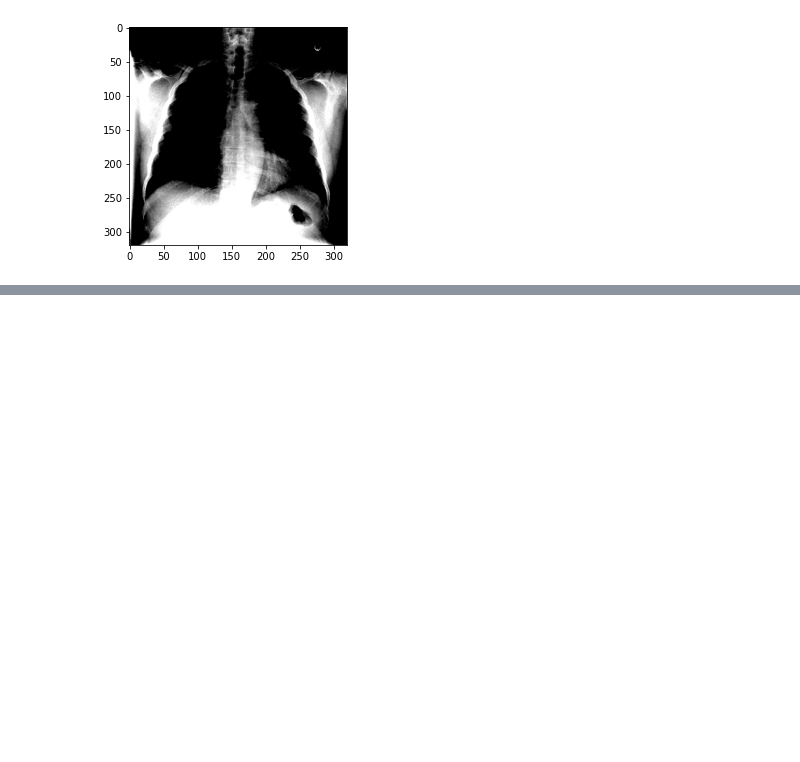
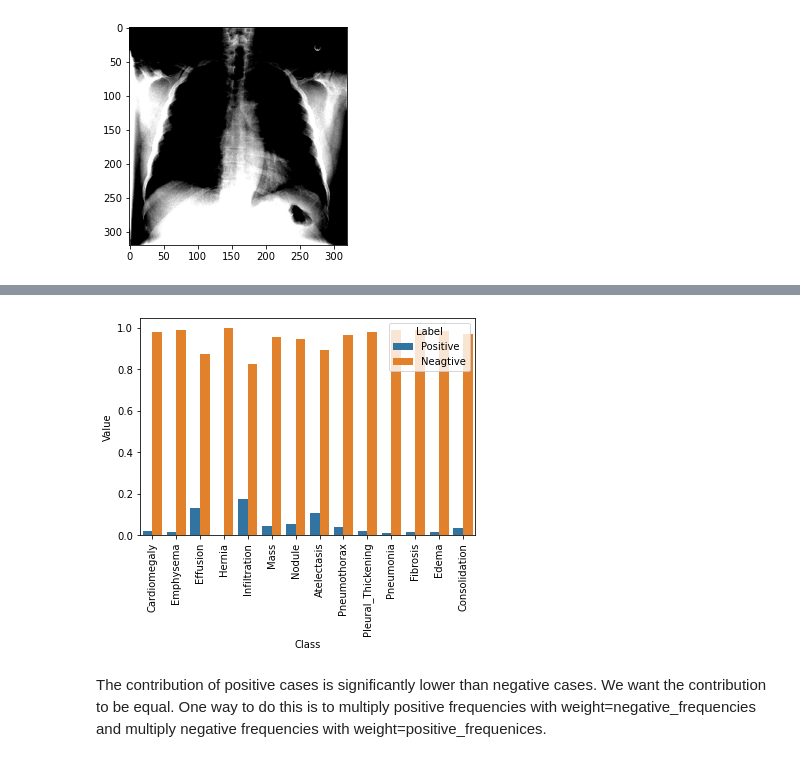
Before and after one commit to abhishekmshr956/Chest_XRay_diagnosis_with_Deep_Learning, a Jupyter notebook: Chest_XRay_Diagnosis_Keras.ipynb, the cells around one changed output, grey strips where cells are left out. Drawn from its saved outputs; the diff is of its cells as text; code cells hidden in the pictures; blank space fills up the shorter version.

```diff
--- a/Chest_XRay_Diagnosis_Keras.ipynb
+++ b/Chest_XRay_Diagnosis_Keras.ipynb
@@ -261,0 +282,17 @@ Clipping input data to the valid range for imshow with RGB data ([0..1] for floa
+# %%
+def compute_class_freqs(labels):
+    """
+    Compute positive and negative frequencies for each class
+
+    Args:
+        label (np.array): matrix of labels, size (num_examples, num_classes)
+    Returns:
+        positive_frequencies (np.array): array of positive frequencies for each class, size (num_classes)
+        negative_frequencies (np.array): array of negative frequencies for each class, size (num_classes)
+    """
+    N = labels.shape[0] #total number of patients (rows)
+
+    positive_frequencies = labels.sum(axis=0)/N
+    negative_frequencies = 1-positive_frequencies
+
+    return positive_frequencies, negative_frequencies
@@ -261,0 +308,9 @@ Clipping input data to the valid range for imshow with RGB data ([0..1] for floa
+# %%
+data = pd.DataFrame({"Class":labels, "Label": "Positive", "Value": freq_pos})
+data = data.append([{"Class": labels[l], "Label":"Neagtive","Value":v} for l,v in enumerate(freq_neg)], ignore_index=True)
+plt.xticks(rotation=90)
+f= sns.barplot(x="Class", y="Value", hue="Label", data=data)
+# %% [output]
+[figure, added]
+# %% [markdown]
+The contribution of positive cases is significantly lower than negative cases. We want the contribution to be equal. One way to do this is to multiply positive frequencies with weight=negative_frequencies and multiply negative frequencies with weight=positive_frequenices.
```
Also changed, not shown: parts of 13 cells of this notebook.
